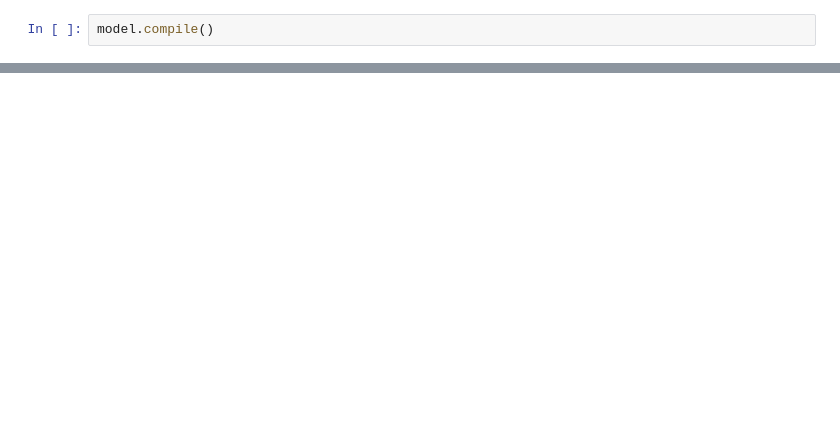
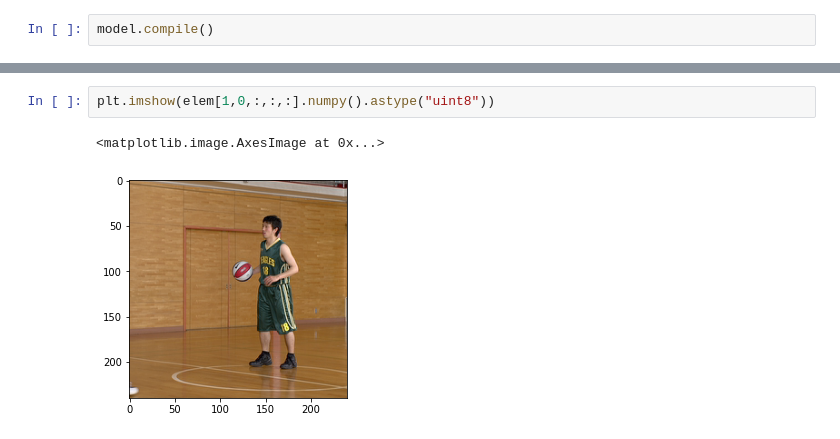
Before and after one commit to Timorleiderman/tensorflow-wavelets, a Jupyter notebook: Development/OpenDVC/testing.ipynb, the cells around one changed output, grey strips where cells are left out. Cells and saved outputs as stored; diff of their text form; blank space fills up the shorter version.

```diff
--- a/Development/OpenDVC/testing.ipynb
+++ b/Development/OpenDVC/testing.ipynb
@@ -110,0 +96,5 @@ ValueError: in user code:
+# %%
+plt.imshow(elem[1,0,:,:,:].numpy().astype("uint8"))
+# %% [output]
+<matplotlib.image.AxesImage at 0x...>
+[figure, added]
```
Also changed, not shown: parts of 8 cells of this notebook, 4 other files.
